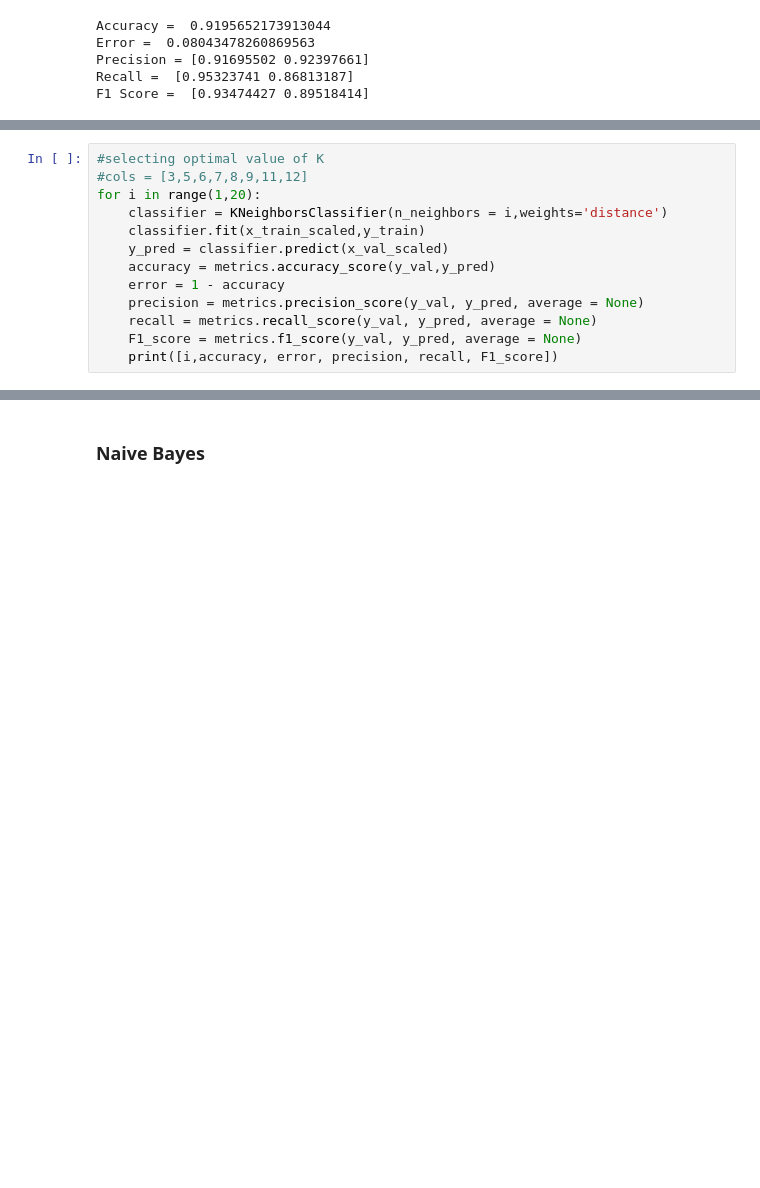
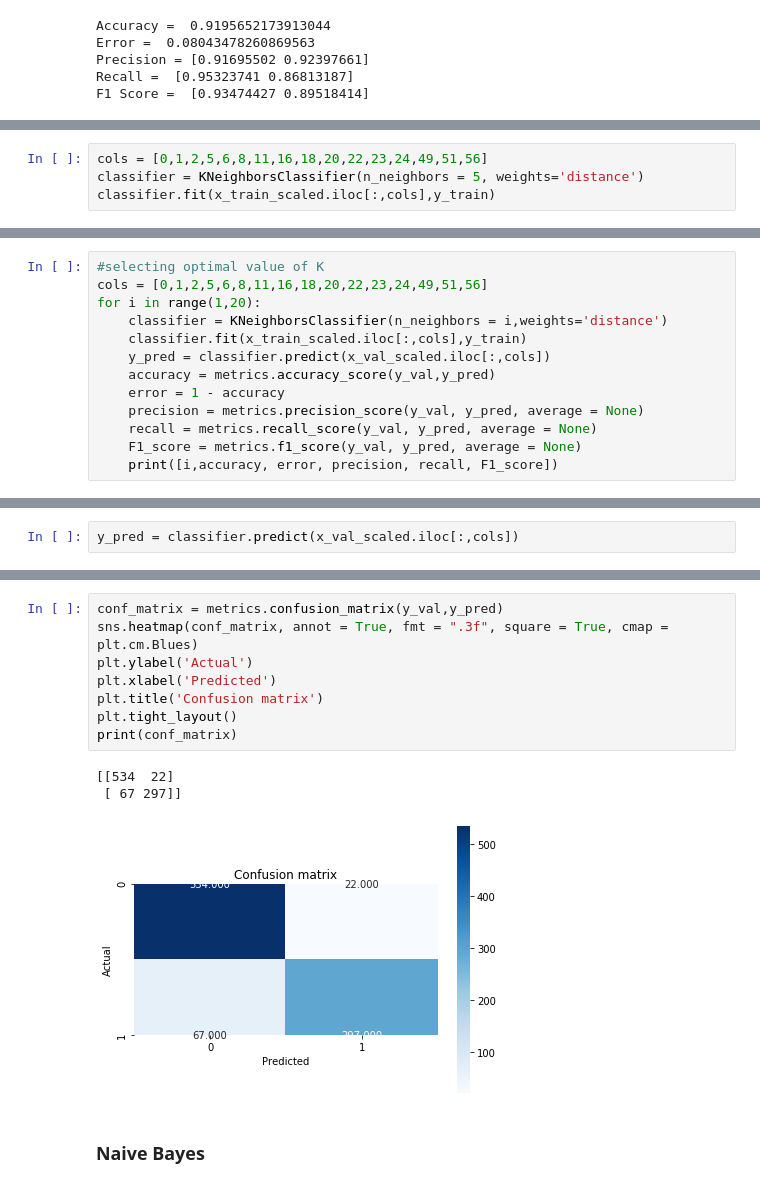
Before and after one commit to samujjwaal/Spam-Email-Classifier, a Jupyter notebook: CS418-FinalProject.ipynb, the cells around one changed output, grey strips where cells are left out. Cells and saved outputs as stored; diff of their text form; blank space fills up the shorter version.

```diff
--- a/CS418-FinalProject.ipynb
+++ b/CS418-FinalProject.ipynb
@@ -332,0 +457,4 @@ F1 Score =  [0.93474427 0.89518414]
+# %%
+cols = [0,1,2,5,6,8,11,16,18,20,22,23,24,49,51,56]
+classifier = KNeighborsClassifier(n_neighbors = 5, weights='distance')
+classifier.fit(x_train_scaled.iloc[:,cols],y_train)
@@ -333,10 +465,10 @@ F1 Score =  [0.93474427 0.89518414]
 # %%
 #selecting optimal value of K
-#cols = [3,5,6,7,8,9,11,12]
+cols = [0,1,2,5,6,8,11,16,18,20,22,23,24,49,51,56]
 for i in range(1,20):
     classifier = KNeighborsClassifier(n_neighbors = i,weights='distance')
-    classifier.fit(x_train_scaled,y_train)
-    y_pred = classifier.predict(x_val_scaled)
+    classifier.fit(x_train_scaled.iloc[:,cols],y_train)
+    y_pred = classifier.predict(x_val_scaled.iloc[:,cols])
     accuracy = metrics.accuracy_score(y_val,y_pred)
     error = 1 - accuracy
     precision = metrics.precision_score(y_val, y_pred, average = None)
@@ -365,0 +500,2 @@ for i in range(1,20):
+# %%
+y_pred = classifier.predict(x_val_scaled.iloc[:,cols])
@@ -366,3 +515,15 @@ for i in range(1,20):
+# %%
+conf_matrix = metrics.confusion_matrix(y_val,y_pred)
+sns.heatmap(conf_matrix, annot = True, fmt = ".3f", square = True, cmap = plt.cm.Blues)
+plt.ylabel('Actual')
+plt.xlabel('Predicted')
+plt.title('Confusion matrix')
+plt.tight_layout()
+print(conf_matrix)
+# %% [output]
+[[534  22]
+ [ 67 297]]
+[figure, added]
 # %% [markdown]
 ### Naive Bayes
 # %%
```
Also changed, not shown: parts of 26 cells of this notebook, 1 other file.
